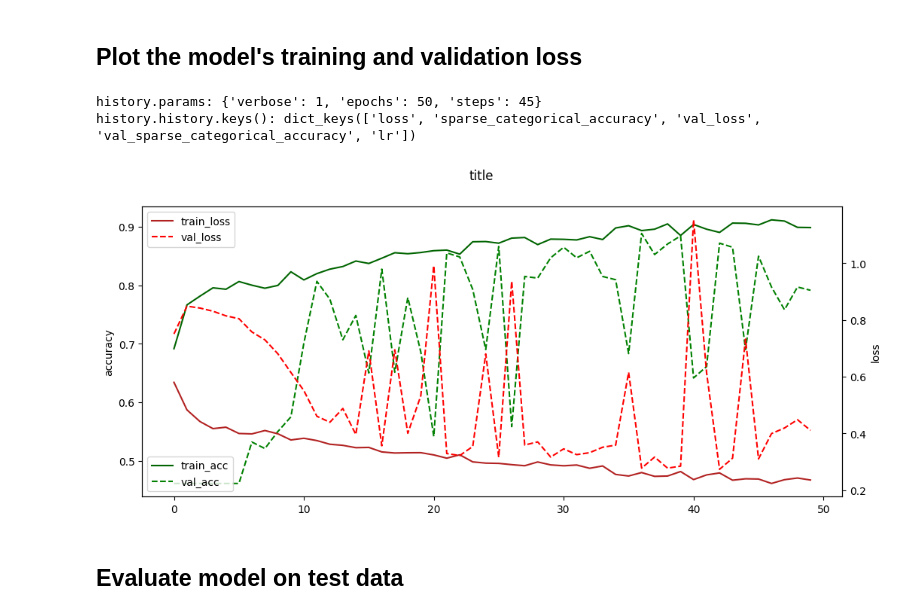
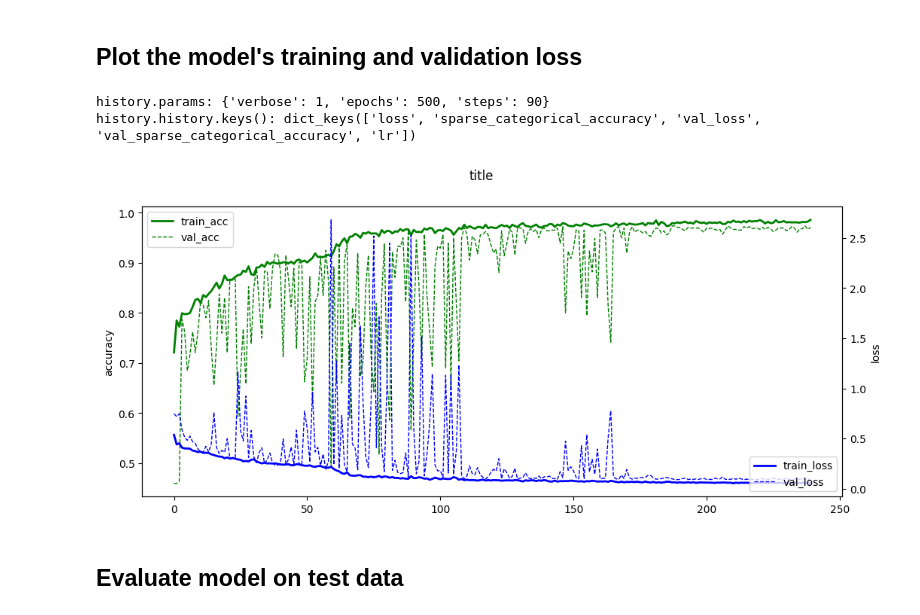
Before and after one commit to mxochicale/sentient, a Jupyter notebook: rtt4ssa/models/example-models/timeseries_classification_from_scratch.ipynb, the cells around one changed output. Saved outputs shown, nothing was run; the diff lists cells and outputs as text; code cells hidden in the pictures.

```diff
--- a/rtt4ssa/models/example-models/timeseries_classification_from_scratch.ipynb
+++ b/rtt4ssa/models/example-models/timeseries_classification_from_scratch.ipynb
@@ -251,21 +256,24 @@ output_layer: KerasTensor(type_spec=TensorSpec(shape=(None, 2), dtype=tf.float32
 # %% [markdown]
 ## Train the model
 # %%
+start_time = time.time()
+
+
 # epochs = 2
 # epochs = 10
-epochs = 50
+# epochs = 50
 # epochs = 100
 # epochs = 300
-# epochs = 500
+epochs = 500 ## ORIGINAL
 
 # batch_size = 16
-# batch_size = 32
-batch_size = 64
+batch_size = 32 ##ORIGINAL
+# batch_size = 64
 
 callbacks = [
     keras.callbacks.ModelCheckpoint("best_model.h5", save_best_only=True, monitor="val_loss"),
     keras.callbacks.ReduceLROnPlateau(monitor="val_loss", factor=0.5, patience=20, min_lr=0.0001),
-    #keras.callbacks.EarlyStopping(monitor="val_loss", patience=50, verbose=1),
+    keras.callbacks.EarlyStopping(monitor="val_loss", patience=50, verbose=1),
 ]
 
 model.compile(
@@ -287,4 +295,12 @@ history = model.fit(
 
 # Model training APIs (methods for compile, fit, evaluate)
 # https://keras.io/api/models/model_training_apis/
+
+
+
+end_time = time.time()
+execution_time = end_time - start_time
+print(f"Execution time: {execution_time/60} minutes ")
+# Epoch 256: early stopping
+# Execution time: 4.0526354789733885 minutes
 # %% [output]
@@ -317,31 +333,31 @@ Epoch 50/50
 # %%
 metric = "sparse_categorical_accuracy"
 
 print(f'history.params: {history.params}' )
 print(f'history.history.keys(): {history.history.keys()}')
 
 fig = plt.figure(figsize=(12,5))
 fig.suptitle("title")
 ax1 = fig.add_subplot()
 ax2 = ax1.twinx()
 
-ax1.plot(history.history['sparse_categorical_accuracy'], color='darkgreen', label = 'train_acc', linestyle='solid')
-ax1.plot(history.history['val_sparse_categorical_accuracy'], color='green', label = 'val_acc',linestyle='--')
+ax1.plot(history.history['sparse_categorical_accuracy'], color='green', label = 'train_acc', linestyle='solid',linewidth=2)
+ax1.plot(history.history['val_sparse_categorical_accuracy'], color='green', label = 'val_acc',linestyle='--',linewidth=1)
 
-ax2.plot(history.history['loss'], color='firebrick', label = 'train_loss', linestyle='solid')
-ax2.plot(history.history['val_loss'], color='red', label = 'val_loss',linestyle='--')
+ax2.plot(history.history['loss'], color='blue', label = 'train_loss', linestyle='solid',linewidth=2)
+ax2.plot(history.history['val_loss'], color='blue', label = 'val_loss',linestyle='--',linewidth=1)
 
 ax1.set_ylabel("accuracy")
+ax1.legend(loc = 'upper left')
+
 ax2.set_ylabel("loss")
-
-ax1.legend(loc = 'lower left')
-ax2.legend(loc = 'upper left')
+ax2.legend(loc = 'lower right')
 
 plt.show()
 # %% [output]
-history.params: {'verbose': 1, 'epochs': 50, 'steps': 45}
+history.params: {'verbose': 1, 'epochs': 500, 'steps': 90}
 history.history.keys(): dict_keys(['loss', 'sparse_categorical_accuracy', 'val_loss', 'val_sparse_categorical_accuracy', 'lr'])
-[figure, old version]
+[figure, new version]
 # %% [markdown]
 ## Evaluate model on test data
 # %%
```
Also changed, not shown: parts of 6 cells of this notebook, 4 other files.
